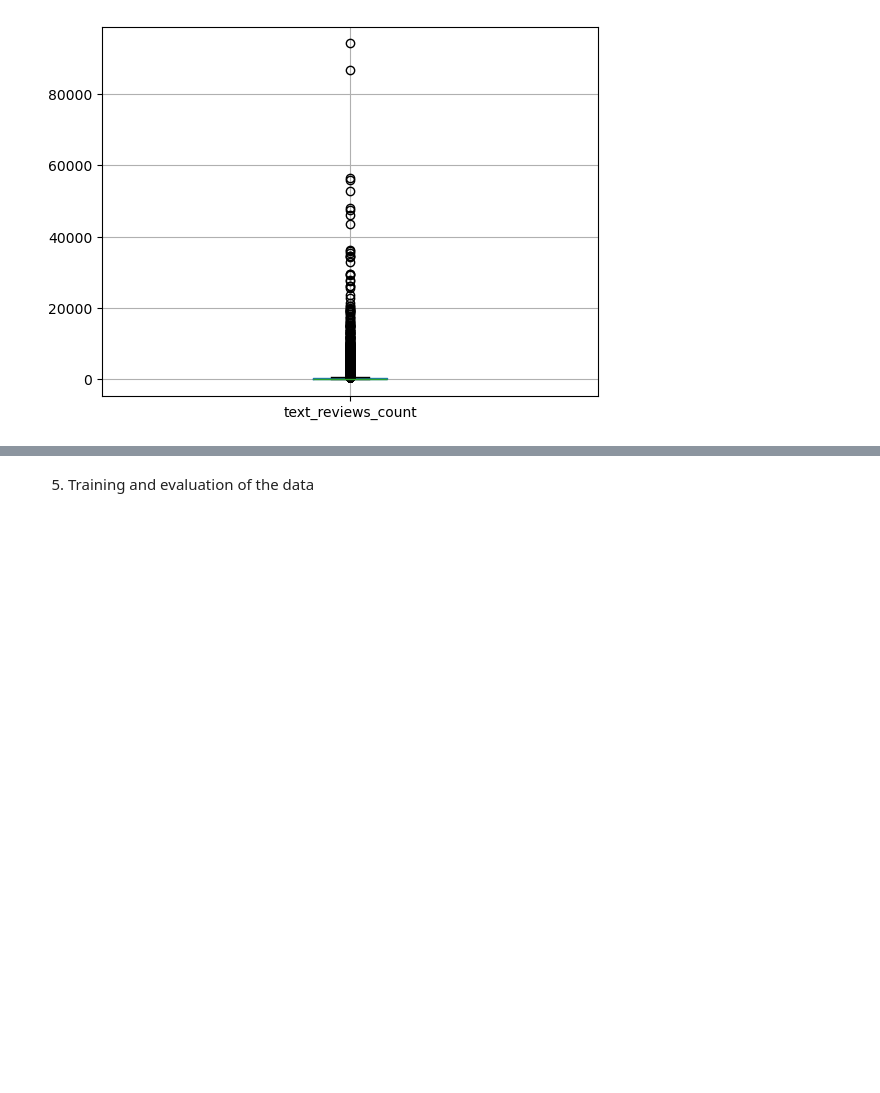
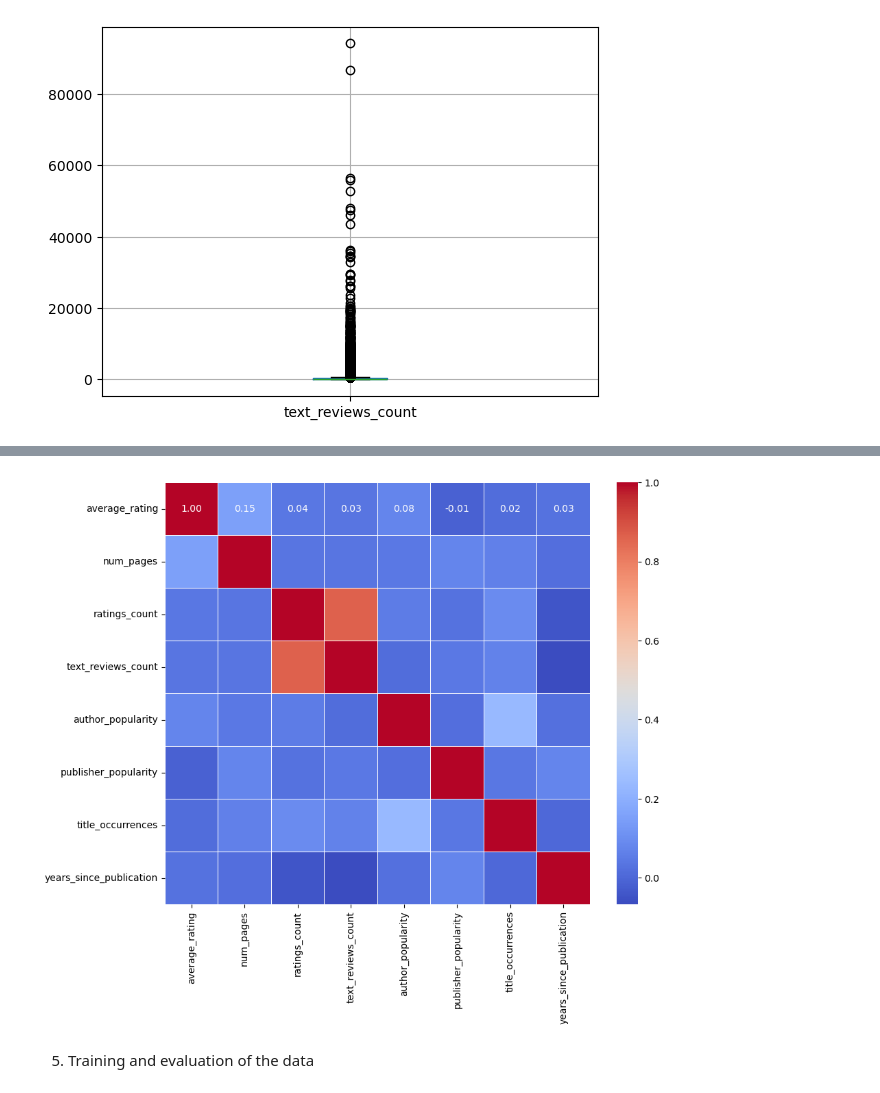
Before and after one commit to ElFakho/BookRatingPrediction, a Jupyter notebook: ProjetML.ipynb, the cells around one changed output, grey strips where cells are left out. Drawn from its saved outputs; the diff is of its cells as text; code cells hidden in the pictures; blank space fills up the shorter version.

```diff
--- a/ProjetML.ipynb
+++ b/ProjetML.ipynb
@@ -173,10 +198,12 @@ df_langues = pd.get_dummies(df['language_code'], prefix='lang') # Use get_dummie
 df_langues = df_langues.astype(int) # Convert boolean values in integer (0,1)
 df = pd.concat([df, df_langues], axis=1) # Add the new columns
 # %%
-#Create 3 new columns for the year, the month and the day of publication
+#Create 3 new columns for the year, the month and the day of publication and one for the year since the publication of the book
 df['year'] = df['publication_date'].dt.year
 df['month'] = df['publication_date'].dt.month
 df['day'] = df['publication_date'].dt.day
+current_year = pd.to_datetime('now').year
+df['years_since_publication'] = current_year - df['publication_date'].dt.year
 # %%
 # Count the number of author and publisher for each book
 df['num_authors'] = df['authors'].apply(lambda x: len(x.split('/')))
@@ -251,3 +272,12 @@ px.imshow(df.corr(),)
+# %%
+numerical_cols = ['average_rating', 'num_pages', 'ratings_count', 'text_reviews_count', 'author_popularity', 'publisher_popularity', 'title_occurrences', 'years_since_publication']
+numerical_df = df[numerical_cols]
+correlation_matrix = numerical_df.corr()
+plt.figure(figsize=(10, 8))  # Adjust the size as needed
+sns.heatmap(correlation_matrix, annot=True, cmap='coolwarm', fmt=".2f", linewidths=.5)
+plt.show()
+# %% [output]
+[figure, added]
 # %% [markdown]
 5) Training and evaluation of the data
 # %%
```
Also changed, not shown: parts of 6 cells of this notebook.
